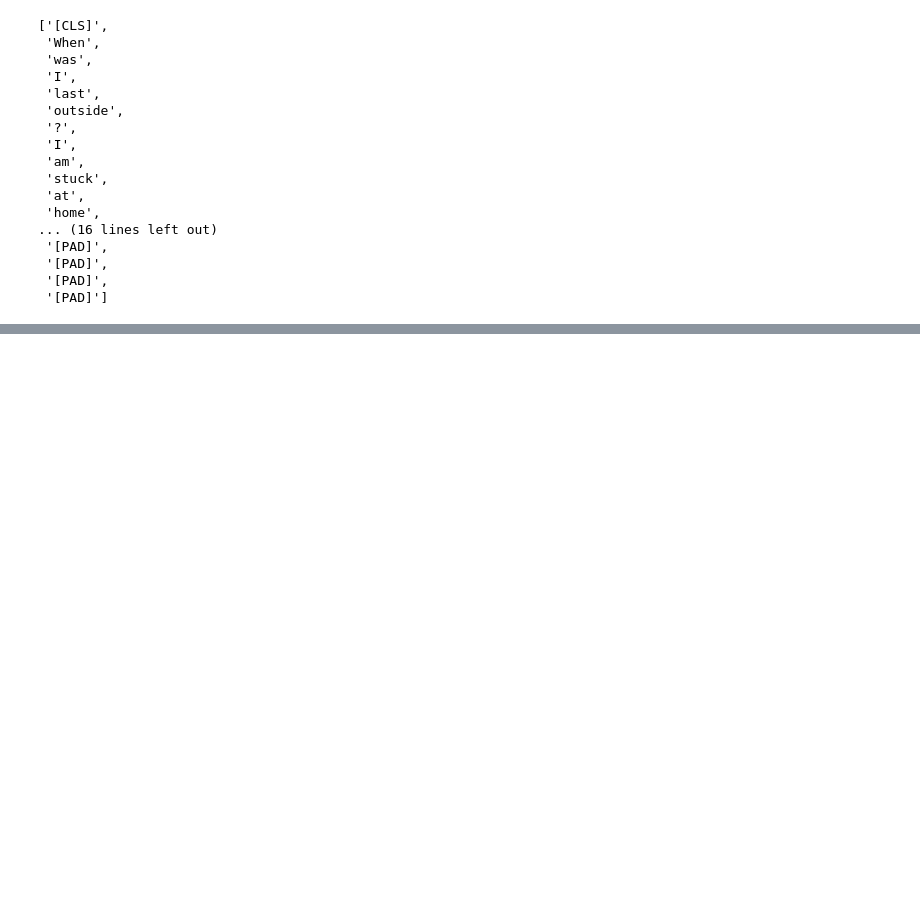
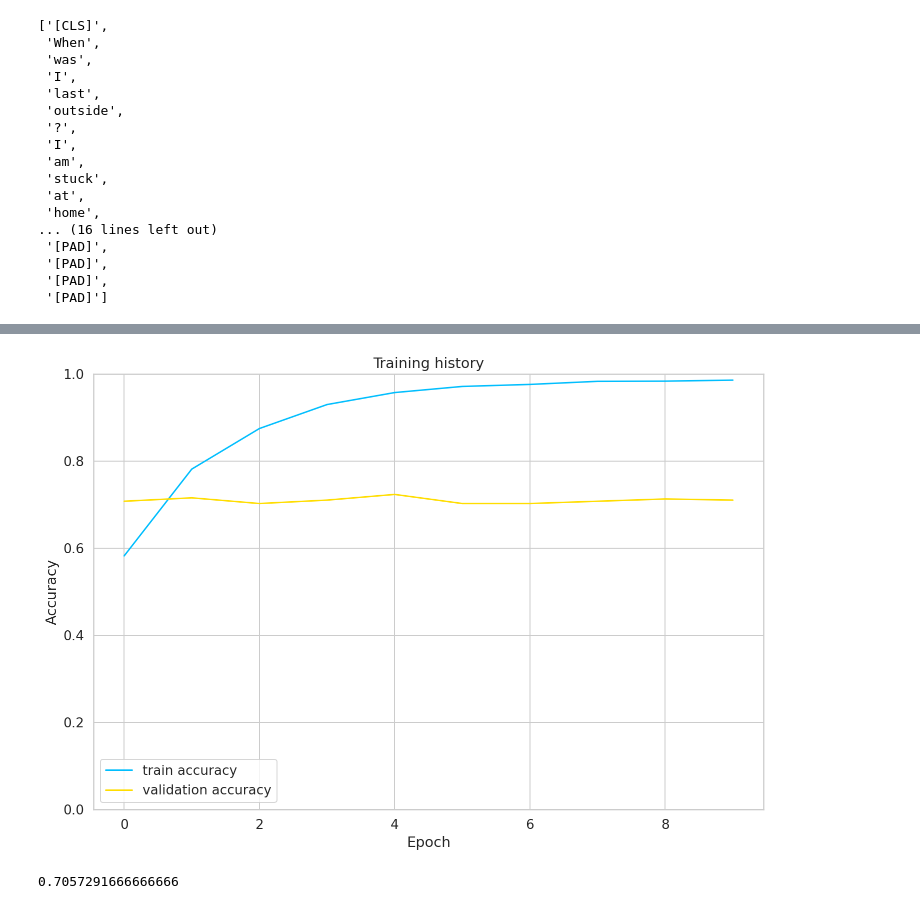
Before and after one commit to tushar1210/Emotional-Anlaysis-BERT, a Jupyter notebook: BERT.ipynb, the cells around one changed output, grey strips where cells are left out. Drawn from its saved outputs; the diff is of its cells as text; code cells hidden in the pictures; blank space fills up the shorter version.

```diff
--- a/BERT.ipynb
+++ b/BERT.ipynb
@@ -267,0 +291,2 @@ AttributeError: ignored
+# %%
+bert_model = BertModel.from_pretrained(PRE_TRAINED_MODEL_NAME)
@@ -267,0 +326,3 @@ AttributeError: ignored
+# %%
+model = EmotionClassifier(len(class_name))
+model = model.to(device)
@@ -267,0 +349,6 @@ AttributeError: ignored
+# %%
+input_ids = data['input_ids'].to(device)
+attention_mask = data['attention_mask'].to(device)
+
+print(input_ids.shape) # batch size x seq length
+print(attention_mask.shape) # batch size x seq length
@@ -267,0 +430,25 @@ AttributeError: ignored
+# %%
+def eval_model(model, data_loader, loss_fn, device, n_examples):
+  model = model.eval()
+
+  losses = []
+  correct_predictions = 0
+
+  with torch.no_grad():
+    for d in data_loader:
+      input_ids = d["input_ids"].to(device)
+      attention_mask = d["attention_mask"].to(device)
+      targets = d["targets"].to(device)
+
+      outputs = model(
+        input_ids=input_ids,
+        attention_mask=attention_mask
+      )
+      _, preds = torch.max(outputs, dim=1)
+
+      loss = loss_fn(outputs, targets)
+
+      correct_predictions += torch.sum(preds == targets)
+      losses.append(loss.item())
+
+  return correct_predictions.double() / n_examples, np.mean(losses)
@@ -267,0 +515,23 @@ AttributeError: ignored
+# %%
+plt.plot(history['train_acc'], label='train accuracy')
+plt.plot(history['val_acc'], label='validation accuracy')
+
+plt.title('Training history')
+plt.ylabel('Accuracy')
+plt.xlabel('Epoch')
+plt.legend()
+plt.ylim([0, 1]);
+# %% [output]
+[figure, added]
+# %%
+test_acc, _ = eval_model(
+  model,
+  test_data_loader,
+  loss_fn,
+  device,
+  len(df_test)
+)
+
+test_acc.item()
+# %% [output]
+0.7057291666666666
```
Also changed, not shown: parts of 35 cells of this notebook.
